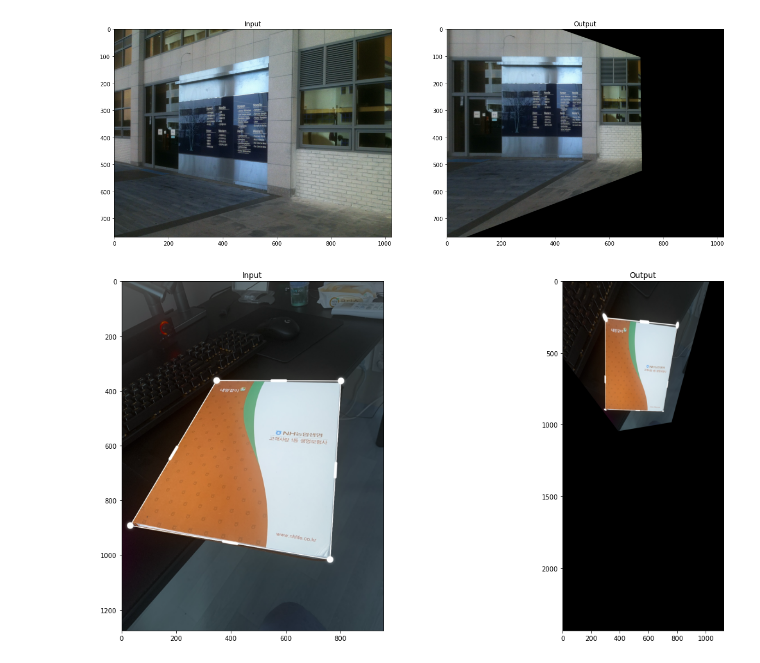
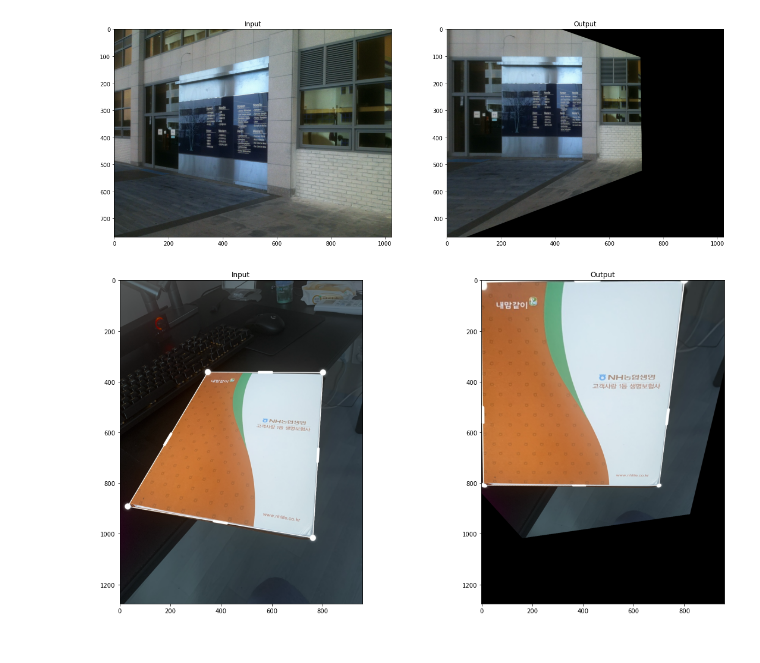
Before and after one commit to frog8585/ComputerVision20212, a Jupyter notebook: HomeWork4.ipynb, the cells around one changed output. Cells and saved outputs as stored; diff of their text form; code cells hidden in the pictures.

```diff
--- a/HomeWork4.ipynb
+++ b/HomeWork4.ipynb
@@ -27,13 +27,13 @@ plt.show()
 # %%
 img = cv2.imread('book.jpg')
 rows,cols,ch = img.shape
-pts1 = np.float32([[350,360],[800,360],[30,900],[760,1000]])
-pts2 = np.float32([[300,250],[800,300],[300,900],[700,900]])
+pts1 = np.float32([[350,360],[800,370],[30,880],[760,1000]])
+pts2 = np.float32([[0,0],[800,0],[0,800],[700,800]])
 M = cv2.getPerspectiveTransform(pts1,pts2)
-dst = cv2.warpPerspective(img,M,(1125,2436))
+dst = cv2.warpPerspective(img,M,(958,1276))
 plt.rcParams["figure.figsize"] = (20,10)
 plt.subplot(121),plt.imshow(img),plt.title('Input')
 plt.subplot(122),plt.imshow(dst),plt.title('Output')
 plt.show()
 # %% [output]
-[figure, old version]
+[figure, new version]
```
